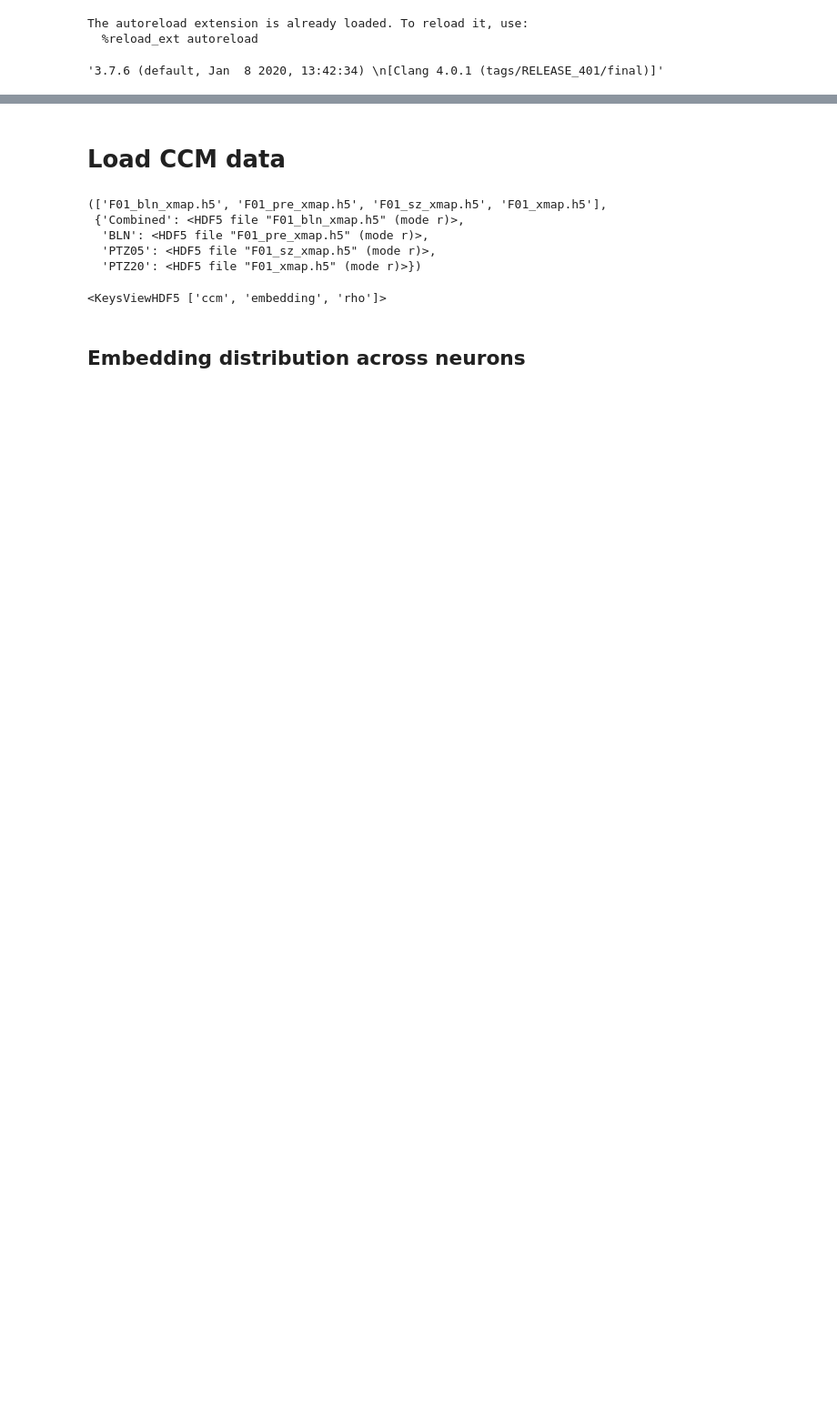
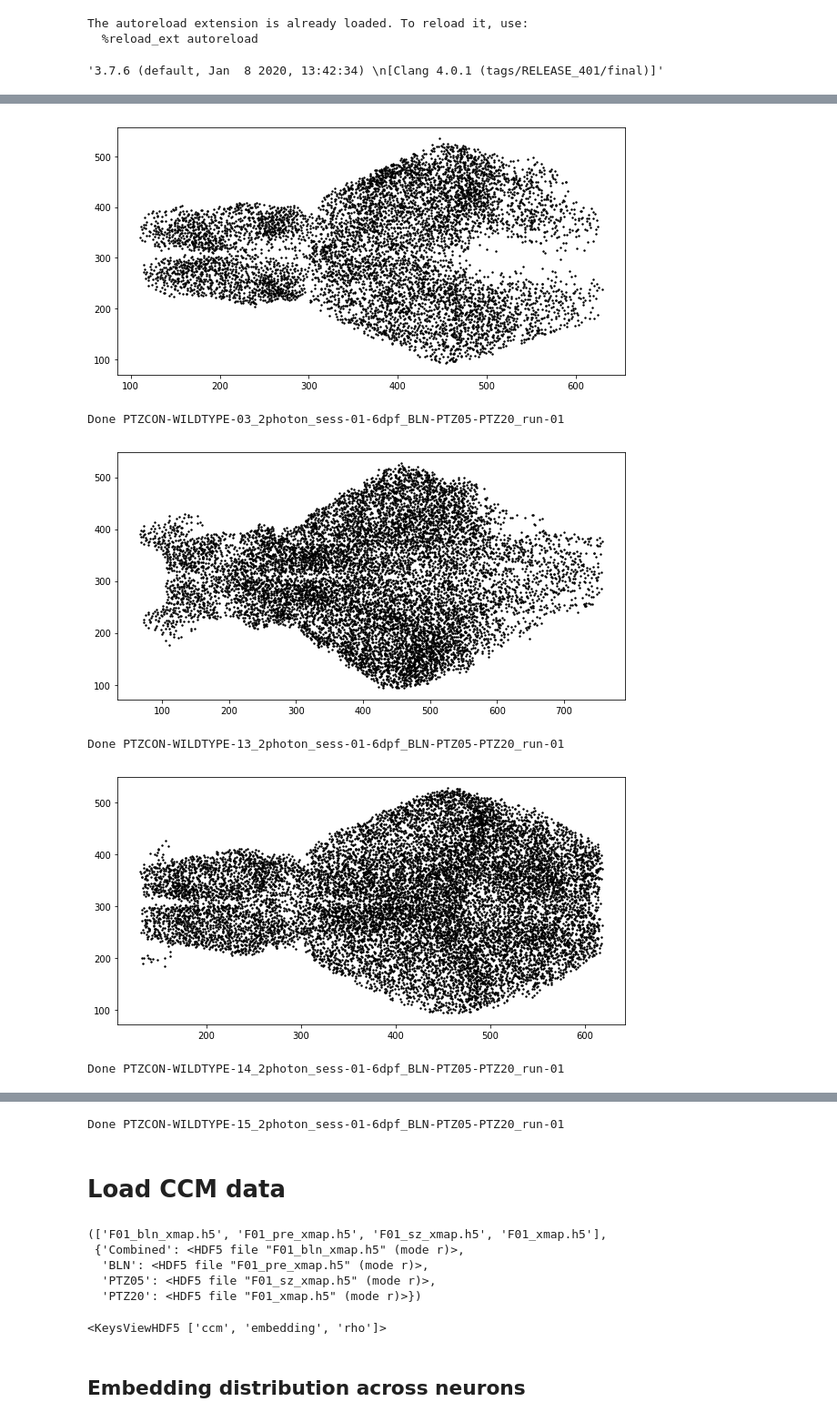
Before and after one commit to dafishcode/empirical_dynamic_modelling, a Jupyter notebook: CCM_eval.ipynb, the cells around one changed output, grey strips where cells are left out. Shown at 91% size. Cells and saved outputs as stored; diff of their text form; code cells hidden in the pictures; blank space fills up the shorter version.

Commit message:
Add CCM sort function to preprocess CCM data

```diff
--- a/CCM_eval.ipynb
+++ b/CCM_eval.ipynb
@@ -30,3 +30,26 @@ sys.version
 The autoreload extension is already loaded. To reload it, use:
   %reload_ext autoreload
 '3.7.6 (default, Jan  8 2020, 13:42:34) \n[Clang 4.0.1 (tags/RELEASE_401/final)]'
+# %%
+#Import packages
+#---------------------------------------
+import sys
+import os
+import pandas as pd
+from matplotlib import pyplot as plt
+import numpy as np
+import matplotlib
+import warnings
+warnings.filterwarnings("ignore", category=RuntimeWarning)
+
+#Import your modules
+#---------------------------------------
+import admin_functions_salk as adfn
+import CCM as cfn
+# Define paths
+
+#----------------------------------------------------------------------
+Fcode = '/nadata/mnlsc/home/dburrows/Documents/empirical_dynamic_modelling/'
+Fdata = '/nadata/mnlsc/home/dburrows/Documents/PTZ-WILDTYPE-CCM/'
+%load_ext autoreload
+sys.version
@@ -32,0 +62,7 @@ The autoreload extension is already loaded. To reload it, use:
+# %%
+pref = 'comb_3'
+co_l = adfn.return_files(Fdata, pref, '*coord.npy*')
+tr_l = adfn.return_files(Fdata, pref, '*trace.npy*')
+dff_l = adfn.return_files(Fdata, pref, '*deltaff*')
+
+co_l, tr_l, dff_l
@@ -32,0 +82,21 @@ The autoreload extension is already loaded. To reload it, use:
+# %%
+for i in range(len(co_l)):
+    co = np.load(co_l[i])
+    tr = np.load(tr_l[i])
+    dff = np.load(dff_l[i])
+    name = adfn.save_name(co_l[i])
+    f_dict = cfn.CCM_sort(co, tr, dff)
+    np.save(Fdata + '/' + pref + '/' + name + '_pre-CCM.npy', f_dict)
+
+    plt.figure(figsize = (10,5))
+    plt.scatter(f_dict['coord'][:,1], f_dict['coord'][:,0], s = 2, color = 'k')
+    plt.show()
+
+    print('Done ' + name)
+# %% [output]
+[figure, added]
+Done PTZCON-WILDTYPE-03_2photon_sess-01-6dpf_BLN-PTZ05-PTZ20_run-01
+[figure, added]
+Done PTZCON-WILDTYPE-13_2photon_sess-01-6dpf_BLN-PTZ05-PTZ20_run-01
+[figure, added]
+Done PTZCON-WILDTYPE-14_2photon_sess-01-6dpf_BLN-PTZ05-PTZ20_run-01
@@ -33,3 +104,4 @@ The autoreload extension is already loaded. To reload it, use:
+Done PTZCON-WILDTYPE-15_2photon_sess-01-6dpf_BLN-PTZ05-PTZ20_run-01
 # %% [markdown]
 # Load CCM data
 # %%
```
Also changed, not shown: parts of 4 cells of this notebook, 1 other file.
